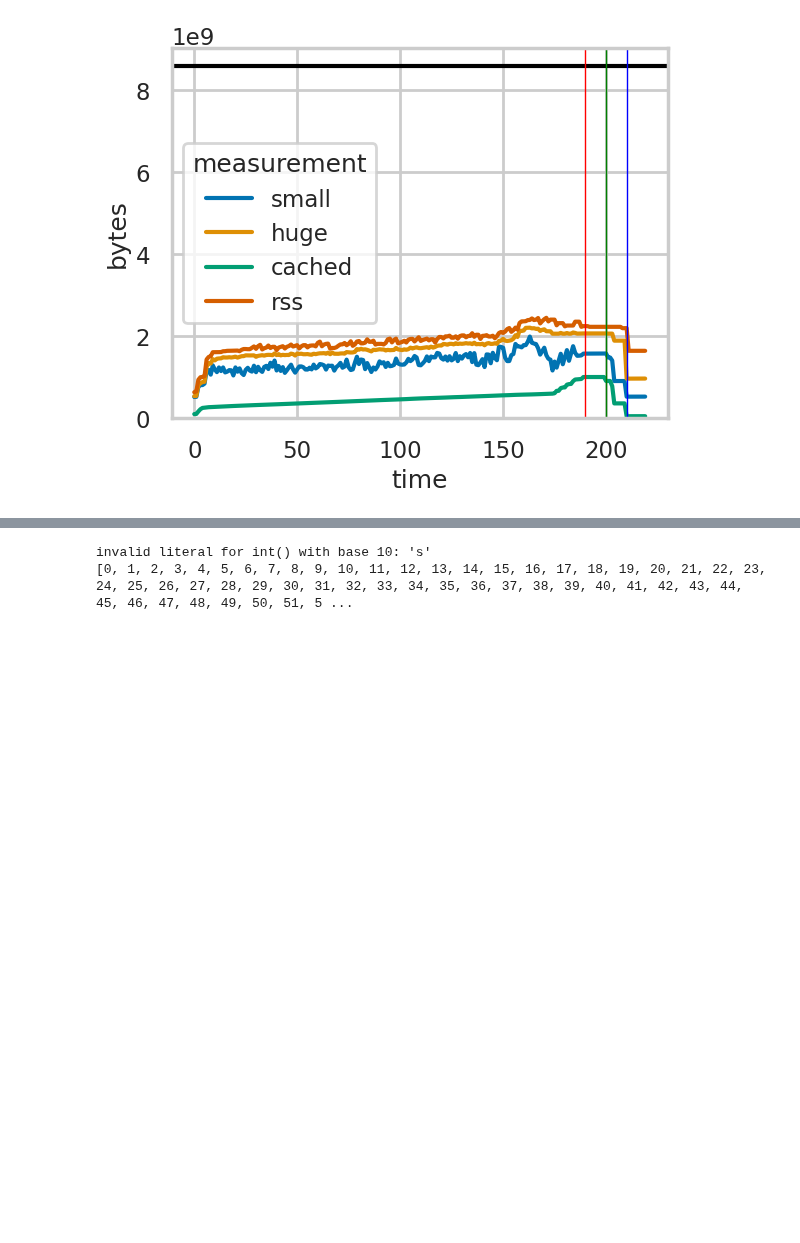
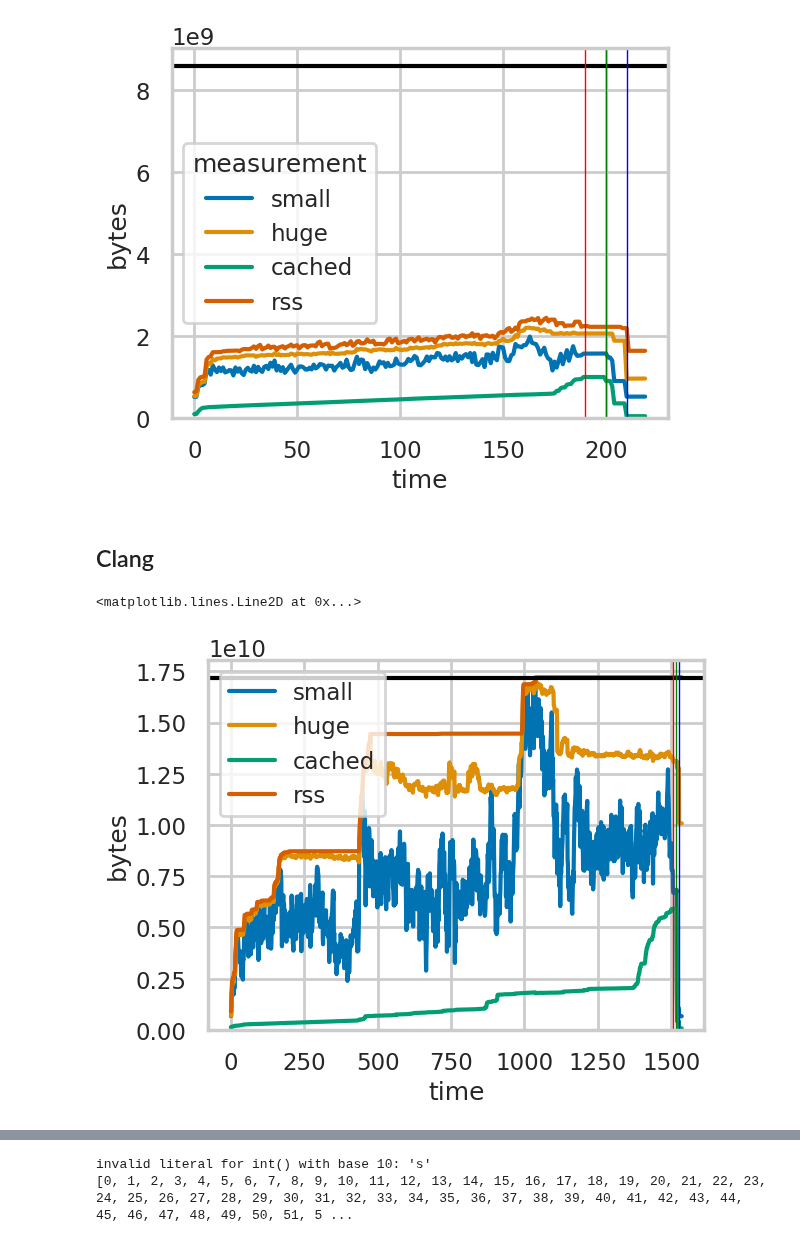
Before and after one commit to luhsra/hyperalloc-bench, a Jupyter notebook: compiling.ipynb, the cells around one changed output, grey strips where cells are left out. Cells and saved outputs as stored; diff of their text form; code cells hidden in the pictures; blank space fills up the shorter version.

Commit message:
:sparkles: New clang benchmark data

```diff
--- a/compiling.ipynb
+++ b/compiling.ipynb
@@ -103,3 +105,31 @@ p.axvline(x=times["clean"], color="blue", linewidth=1)
 # %% [output]
 <matplotlib.lines.Line2D at 0x...>
 [figure]
+# %% [markdown]
+## Clang
+# %%
+# Buddy, Free-Page-Reporting, 16G, 8C
+root = Path("compiling/240410-221024-base-manual")
+max_mem = 16*1024**3
+data = pd.read_csv(root / "out_0.csv")
+data["small"] = max_mem - data["small"] * 2**12
+data["huge"] = max_mem - data["huge"] * 2**(12+9)
+data["alloc"] = "LLFree"
+data["time"] = data.index
+data = data.melt(
+    id_vars=["alloc", "time"],
+    var_name="measurement",
+    value_name="bytes",
+    value_vars=["small", "huge", "cached", "rss"])
+times = json.load((root / "times_0.json").open())
+
+p = sns.lineplot(data=data, x="time", y="bytes", hue="measurement")
+p.legend(title=None)
+p.set_ylim(0, max_mem * 1.05)
+p.axhline(y=max_mem, color="black")
+p.axvline(x=times["build"], color="red", linewidth=1)
+p.axvline(x=times["delay"], color="green", linewidth=1)
+p.axvline(x=times["clean"], color="blue", linewidth=1)
+# %% [output]
+<matplotlib.lines.Line2D at 0x...>
+[figure, added]
```
Also changed, not shown: parts of 4 cells of this notebook.
